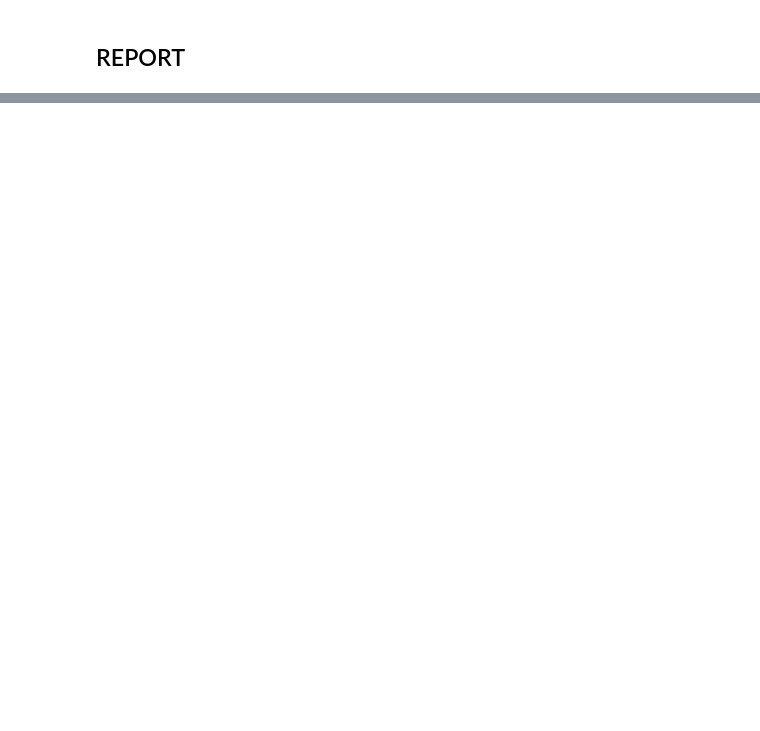
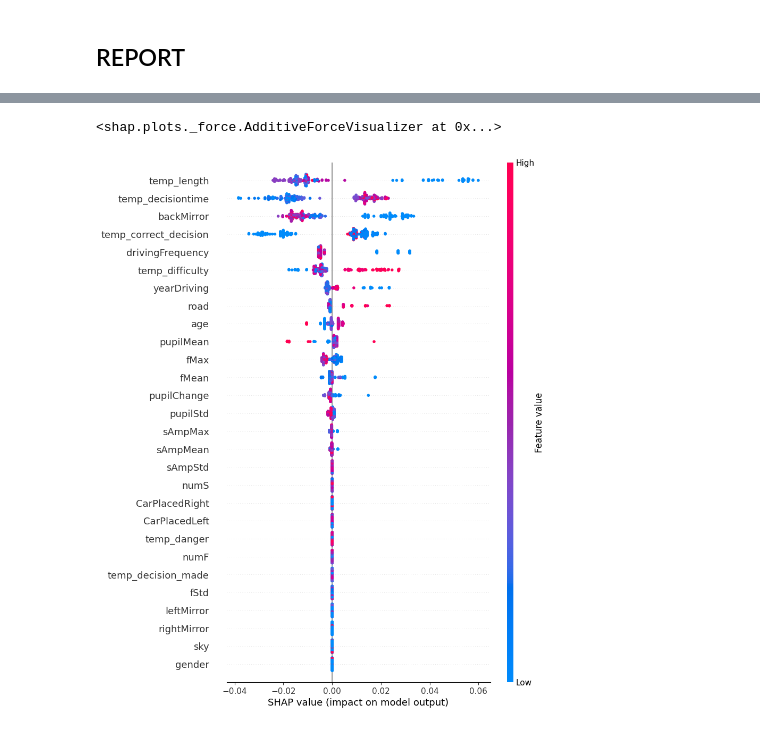
Before and after one commit to CommonDrum/Applied-AI, a Jupyter notebook: code.ipynb, the cells around one changed output, grey strips where cells are left out. Saved outputs shown, nothing was run; the diff lists cells and outputs as text; code cells hidden in the pictures; blank space fills up the shorter version.

```diff
--- a/code.ipynb
+++ b/code.ipynb
@@ -216,0 +307,11 @@ AttributeError: 'DataFrame' object has no attribute 'to_delayed'
+# %%
+shap.plots.force(explainer.expected_value, shap_values[0], X_test.iloc[0])
+#stacked force plot
+shap.force_plot(explainer.expected_value, shap_values[0], X_test.iloc[0])
+# %% [output]
+<shap.plots._force.AdditiveForceVisualizer at 0x...>
+# %%
+shap_values_explanation = shap.Explanation(values=shap_values, base_values=explainer.expected_value, data=X_test)
+shap.plots.beeswarm(shap_values_explanation, max_display=30)
+# %% [output]
+[figure, added]
```
Also changed, not shown: parts of 8 cells of this notebook, 1 other file.
